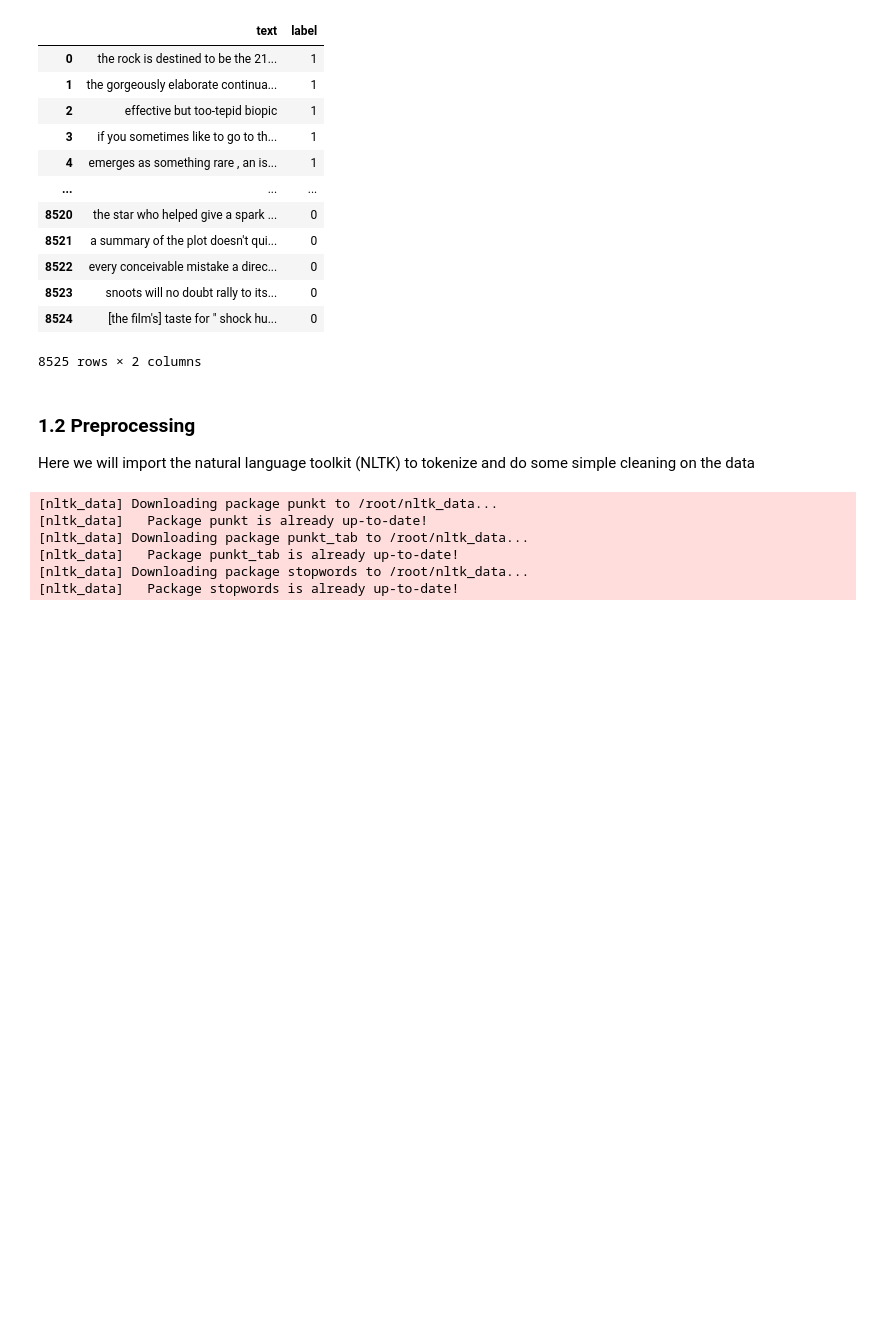
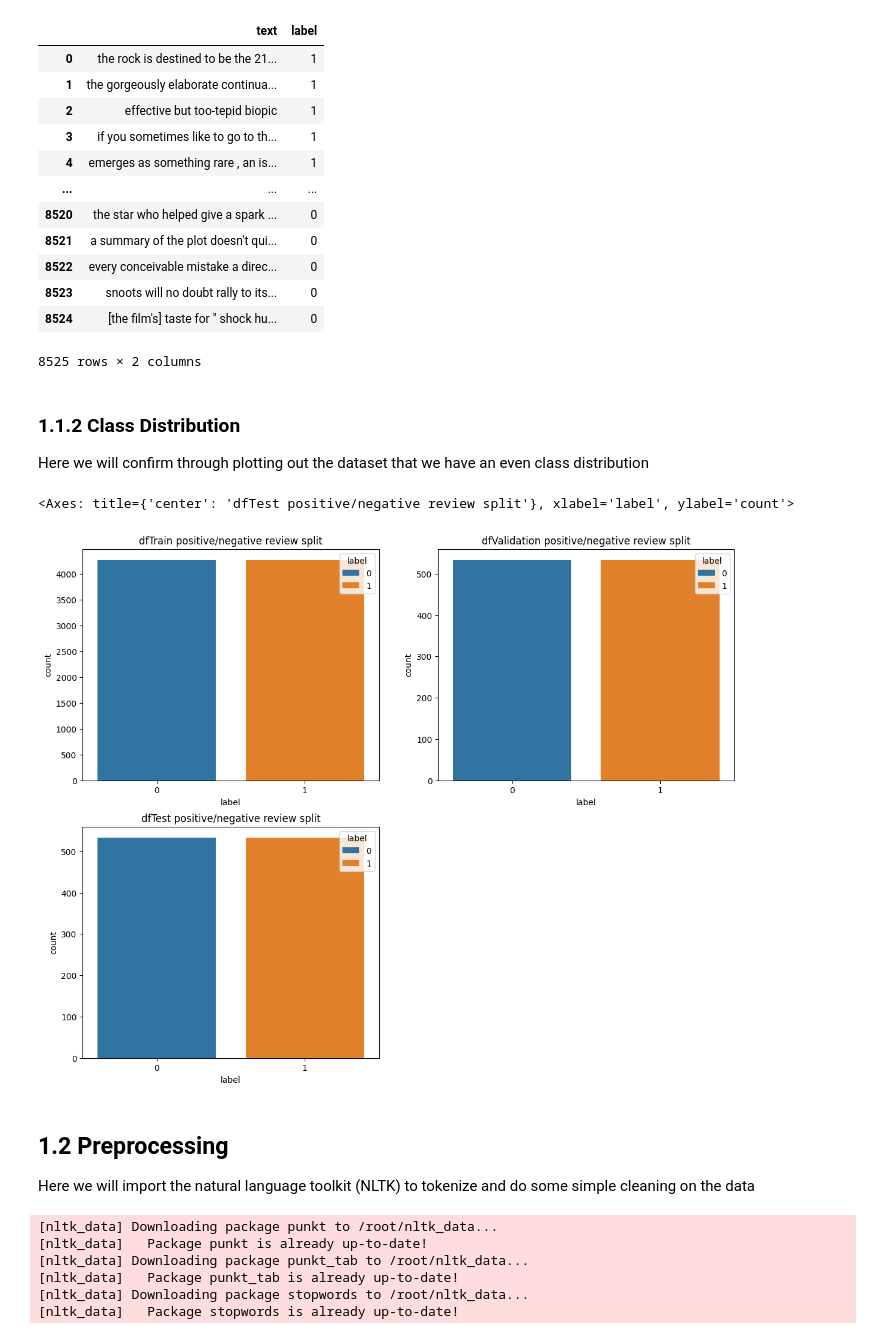
Before and after one commit to jkorgu/C4145CW, a Jupyter notebook: CE4145cw.ipynb, the cells around one changed output. Drawn from its saved outputs; the diff is of its cells as text; code cells hidden in the pictures; blank space fills up the shorter version.

```diff
--- a/CE4145cw.ipynb
+++ b/CE4145cw.ipynb
@@ -115,8 +130,30 @@ dfTrain.head(-5)
 | 8523 | snoots will no doubt rally to its... | 0 |
 | 8524 | [the film's] taste for " shock hu... | 0 |
 8525 rows × 2 columns
+# %% [markdown]
+### 1.1.2 Class Distribution
+
+Here we will confirm through plotting out the dataset that we have an even class distribution
+# %%
+#make 3 subplots - one for each data-split
+plt.figure(figsize=(14,11))
+#First subplot                  - dfTrain
+plt.subplot(2,2,1)
+plt.title('dfTrain positive/negative review split')
+sns.countplot(x='label', data=dfTrain, hue='label')
+#Second subplot                 - dfValidation
+plt.subplot(2,2,2)
+plt.title('dfValidation positive/negative review split')
+sns.countplot(x='label', data=dfValidation, hue='label')
+#Third subplot                  - dfTest
+plt.subplot(2,2,3)
+plt.title('dfTest positive/negative review split')
+sns.countplot(x='label', data=dfTest, hue='label')
+# %% [output]
+<Axes: title={'center': 'dfTest positive/negative review split'}, xlabel='label', ylabel='count'>
+[figure, added]
 # %% [markdown]
-### 1.2 Preprocessing
+## 1.2 Preprocessing
 
 Here we will import the natural language toolkit (NLTK) to tokenize and do some simple cleaning on the data
 # %%
```
Also changed, not shown: parts of 9 cells of this notebook.
